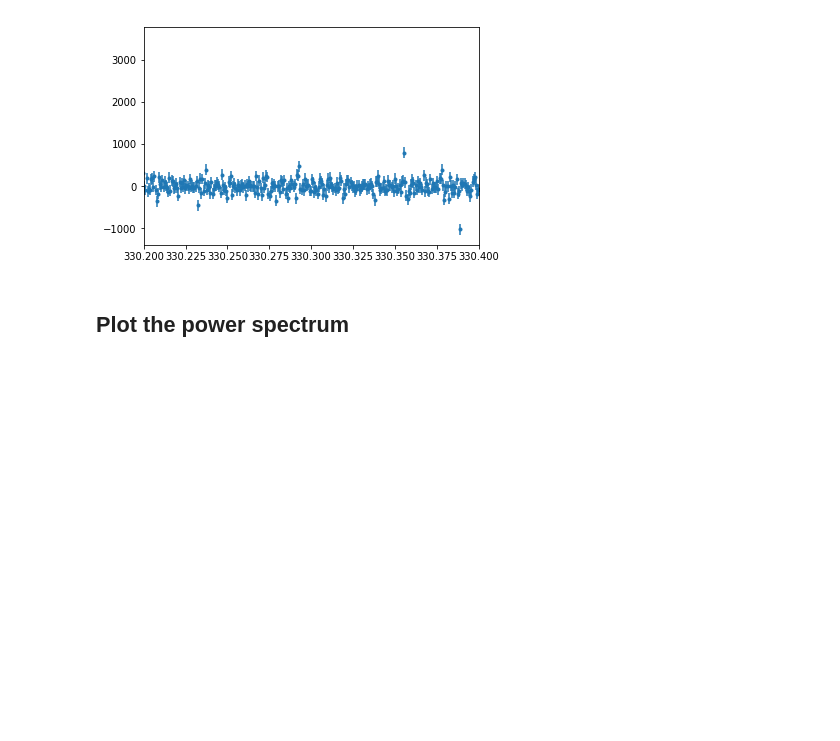
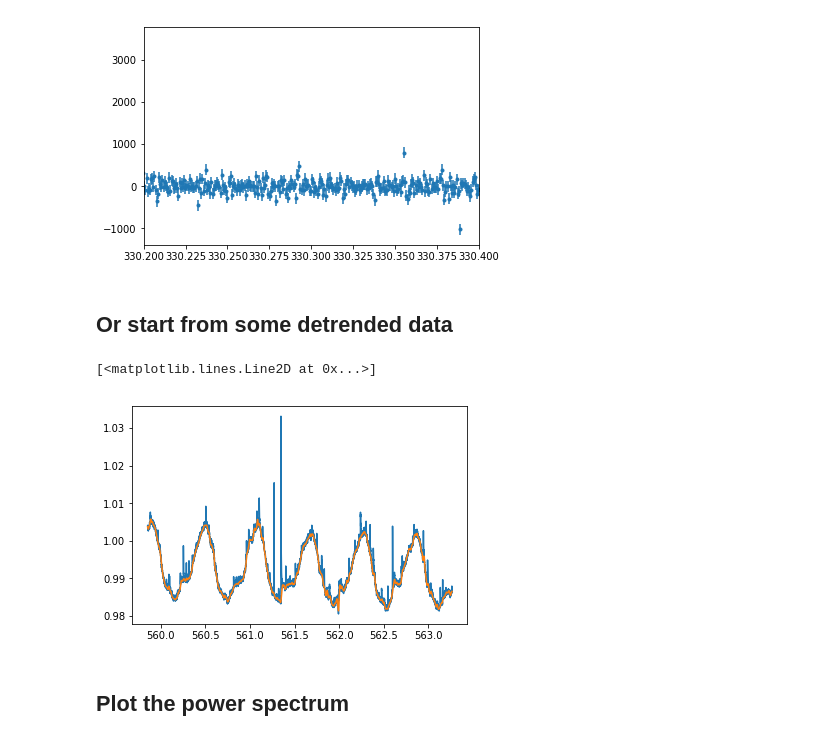
Before and after one commit to ernewton/flareninja, a Jupyter notebook: Power Spectrum of Real Data.ipynb, the cells around one changed output. Saved outputs shown, nothing was run; the diff lists cells and outputs as text; code cells hidden in the pictures; blank space fills up the shorter version.

```diff
--- a/Power Spectrum of Real Data.ipynb
+++ b/Power Spectrum of Real Data.ipynb
@@ -63,6 +66,23 @@ plt.xlim(330.2,330.4)
 (330.2, 330.4)
 [figure]
 [figure]
+# %% [markdown]
+## Or start from some detrended data
+# %%
+name = 'KIC9726699'
+df = pd.read_csv('data/'+name+'.csv')
+fin = np.isfinite(df['flux_det'])
+time = df['time'][fin]
+flux = df['flux'][fin]
+flux_det = df['flux_det'][fin]
+model = df['model'][fin]
+ferr = df['ferr'][fin]
+
+plt.plot(time, flux)
+plt.plot(time, model)
+# %% [output]
+[<matplotlib.lines.Line2D at 0x...>]
+[figure, added]
 # %% [markdown]
 ## Plot the power spectrum
 # %%
```
Also changed, not shown: parts of 5 cells of this notebook, 1 other file.
